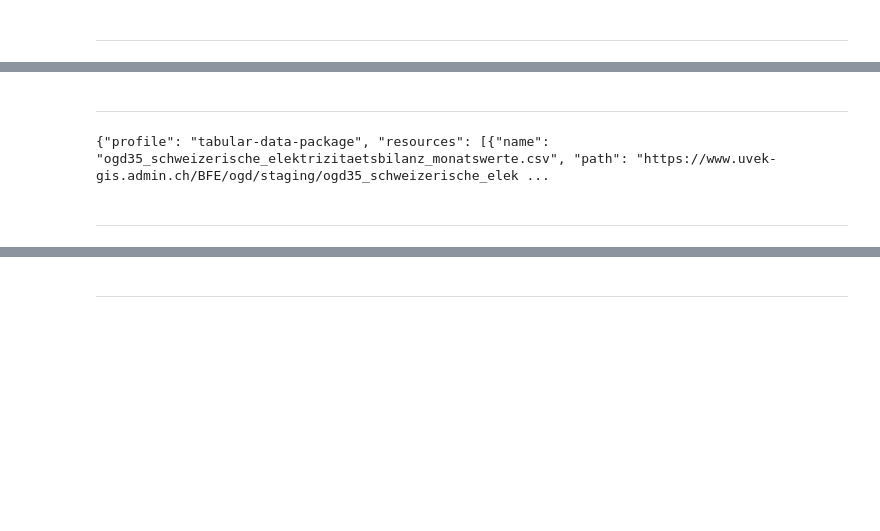
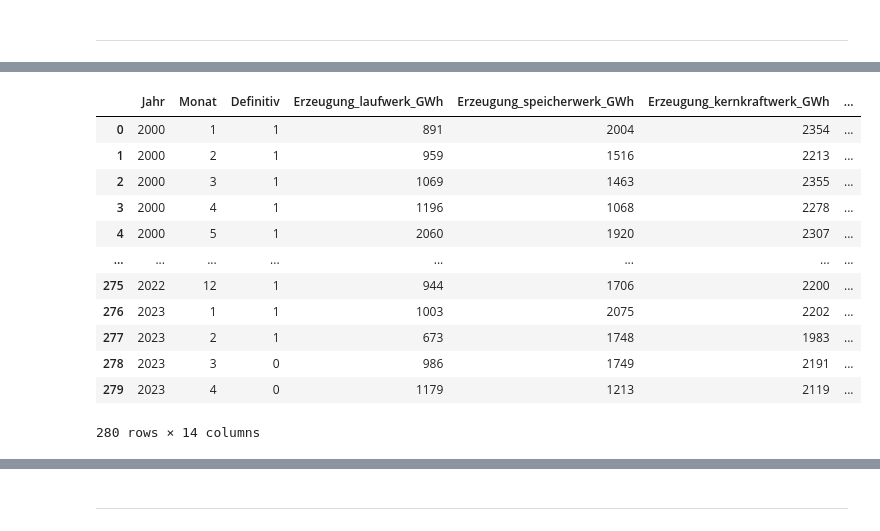
Before and after one commit to aresssera/frictionless, a Jupyter notebook: access_directory.ipynb, the cells around one changed output, grey strips where cells are left out. Saved outputs shown, nothing was run; the diff lists cells and outputs as text; code cells hidden in the pictures; blank space fills up the shorter version.

```diff
--- a/access_directory.ipynb
+++ b/access_directory.ipynb
@@ -111,19 +77,21 @@ df
-# %% [markdown]
----------------------------------------------
-# %%
-id = 35
-fileName = 'ogd35_schweizerische_elektrizitaetsbilanz_monatswerte.csv'
-data_json['resources'][0]['path'] = 'https://www.uvek-gis.admin.ch/BFE/ogd/staging/' + fileName
-
-json_data = json.dumps(data_json)
-
-# print the Converted JSON object
-print(json_data)
-
-import json
-with open('datapackageStaging.json', 'w', encoding='utf-8') as f:
-    json.dump(data_json, f, ensure_ascii=False, indent=4)
-# %% [output]
-{"profile": "tabular-data-package", "resources": [{"name": "ogd35_schweizerische_elektrizitaetsbilanz_monatswerte.csv", "path": "https://www.uvek-gis.admin.ch/BFE/ogd/staging/ogd35_schweizerische_elek ...
-# %% [markdown]
----------------------------------------------
+# %%
+csv = 'https://www.uvek-gis.admin.ch/BFE/ogd/staging/ogd35_schweizerische_elektrizitaetsbilanz_monatswerte.csv'
+# %%
+import pandas as pd
+data = pd.read_csv(csv)
+# %%
+data
+# %% [output]
+|  | Jahr | Monat | Definitiv | Erzeugung_laufwerk_GWh | Erzeugung_speicherwerk_GWh | Erzeugung_kernkraftwerk_GWh | ... |
+| 0 | 2000 | 1 | 1 | 891 | 2004 | 2354 | ... |
+| 1 | 2000 | 2 | 1 | 959 | 1516 | 2213 | ... |
+| 2 | 2000 | 3 | 1 | 1069 | 1463 | 2355 | ... |
+| 3 | 2000 | 4 | 1 | 1196 | 1068 | 2278 | ... |
+| 4 | 2000 | 5 | 1 | 2060 | 1920 | 2307 | ... |
+| ... | ... | ... | ... | ... | ... | ... | ... |
+| 275 | 2022 | 12 | 1 | 944 | 1706 | 2200 | ... |
+| 276 | 2023 | 1 | 1 | 1003 | 2075 | 2202 | ... |
+| 277 | 2023 | 2 | 1 | 673 | 1748 | 1983 | ... |
+| 278 | 2023 | 3 | 0 | 986 | 1749 | 2191 | ... |
+| 279 | 2023 | 4 | 0 | 1179 | 1213 | 2119 | ... |
+280 rows × 14 columns
```
Also changed, not shown: parts of 11 cells of this notebook.
